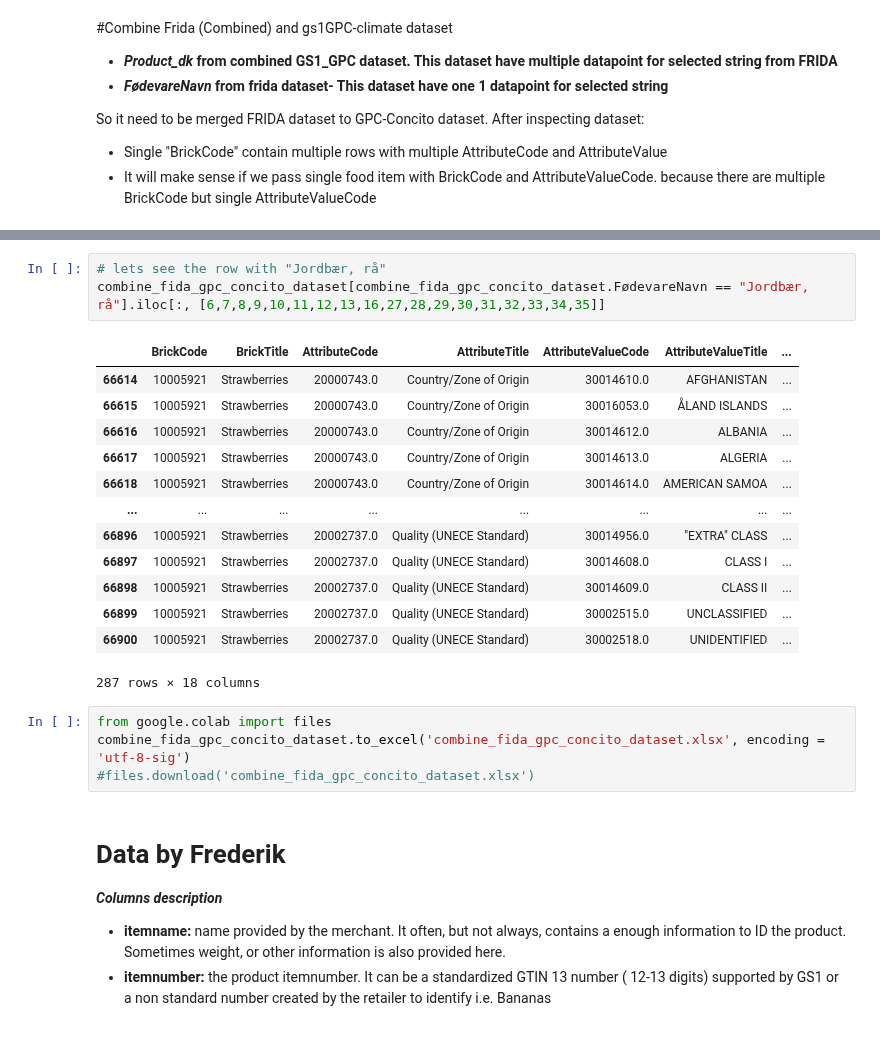
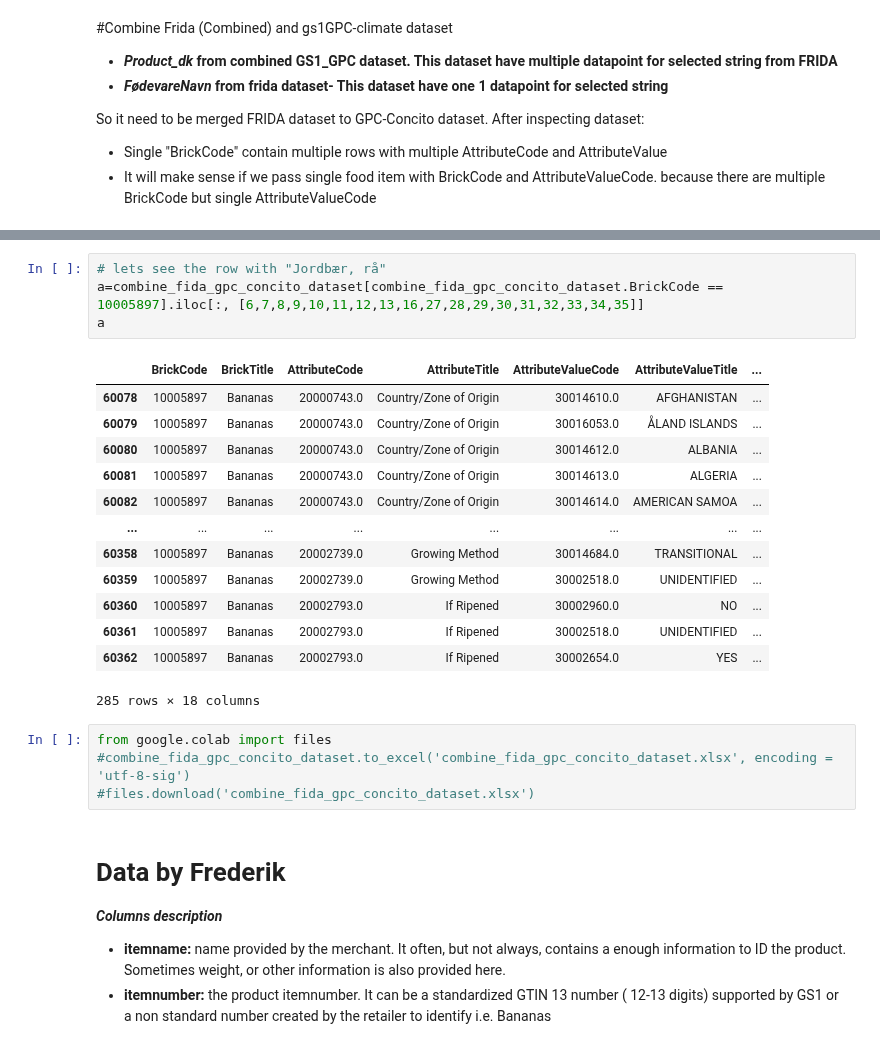
Before and after one commit to mrchapagain/ConsumerDataAnalytics, a Jupyter notebook: Data_Exploration.ipynb, the cells around one changed output, grey strips where cells are left out. Saved outputs shown, nothing was run; the diff lists cells and outputs as text.

```diff
--- a/Data_Exploration.ipynb
+++ b/Data_Exploration.ipynb
@@ -244,24 +224,25 @@ combine_fida_gpc_concito_dataset.head(2).append(combine_fida_gpc_concito_dataset
 | 227357 | 10008050 | Specialty Vehicles | NaN | NaN | NaN | NaN | ... |
 # %%
 # lets see the row with "Jordbær, rå"
-combine_fida_gpc_concito_dataset[combine_fida_gpc_concito_dataset.FødevareNavn == "Jordbær, rå"].iloc[:, [6,7,8,9,10,11,12,13,16,27,28,29,30,31,32,33,34,35]]
+a=combine_fida_gpc_concito_dataset[combine_fida_gpc_concito_dataset.BrickCode == 10005897].iloc[:, [6,7,8,9,10,11,12,13,16,27,28,29,30,31,32,33,34,35]]
+a
 # %% [output]
 |  | BrickCode | BrickTitle | AttributeCode | AttributeTitle | AttributeValueCode | AttributeValueTitle | ... |
-| 66614 | 10005921 | Strawberries | 20000743.0 | Country/Zone of Origin | 30014610.0 | AFGHANISTAN | ... |
-| 66615 | 10005921 | Strawberries | 20000743.0 | Country/Zone of Origin | 30016053.0 | ÅLAND ISLANDS | ... |
-| 66616 | 10005921 | Strawberries | 20000743.0 | Country/Zone of Origin | 30014612.0 | ALBANIA | ... |
-| 66617 | 10005921 | Strawberries | 20000743.0 | Country/Zone of Origin | 30014613.0 | ALGERIA | ... |
-| 66618 | 10005921 | Strawberries | 20000743.0 | Country/Zone of Origin | 30014614.0 | AMERICAN SAMOA | ... |
+| 60078 | 10005897 | Bananas | 20000743.0 | Country/Zone of Origin | 30014610.0 | AFGHANISTAN | ... |
+| 60079 | 10005897 | Bananas | 20000743.0 | Country/Zone of Origin | 30016053.0 | ÅLAND ISLANDS | ... |
+| 60080 | 10005897 | Bananas | 20000743.0 | Country/Zone of Origin | 30014612.0 | ALBANIA | ... |
+| 60081 | 10005897 | Bananas | 20000743.0 | Country/Zone of Origin | 30014613.0 | ALGERIA | ... |
+| 60082 | 10005897 | Bananas | 20000743.0 | Country/Zone of Origin | 30014614.0 | AMERICAN SAMOA | ... |
 | ... | ... | ... | ... | ... | ... | ... | ... |
-| 66896 | 10005921 | Strawberries | 20002737.0 | Quality (UNECE Standard) | 30014956.0 | "EXTRA" CLASS | ... |
-| 66897 | 10005921 | Strawberries | 20002737.0 | Quality (UNECE Standard) | 30014608.0 | CLASS I | ... |
-| 66898 | 10005921 | Strawberries | 20002737.0 | Quality (UNECE Standard) | 30014609.0 | CLASS II | ... |
-| 66899 | 10005921 | Strawberries | 20002737.0 | Quality (UNECE Standard) | 30002515.0 | UNCLASSIFIED | ... |
-| 66900 | 10005921 | Strawberries | 20002737.0 | Quality (UNECE Standard) | 30002518.0 | UNIDENTIFIED | ... |
+| 60358 | 10005897 | Bananas | 20002739.0 | Growing Method | 30014684.0 | TRANSITIONAL | ... |
+| 60359 | 10005897 | Bananas | 20002739.0 | Growing Method | 30002518.0 | UNIDENTIFIED | ... |
+| 60360 | 10005897 | Bananas | 20002793.0 | If Ripened | 30002960.0 | NO | ... |
+| 60361 | 10005897 | Bananas | 20002793.0 | If Ripened | 30002518.0 | UNIDENTIFIED | ... |
+| 60362 | 10005897 | Bananas | 20002793.0 | If Ripened | 30002654.0 | YES | ... |
-287 rows × 18 columns
+285 rows × 18 columns
 # %%
 from google.colab import files
-combine_fida_gpc_concito_dataset.to_excel('combine_fida_gpc_concito_dataset.xlsx', encoding = 'utf-8-sig')
+#combine_fida_gpc_concito_dataset.to_excel('combine_fida_gpc_concito_dataset.xlsx', encoding = 'utf-8-sig')
 #files.download('combine_fida_gpc_concito_dataset.xlsx')
 # %% [markdown]
 # Data by Frederik
```
Also changed, not shown: parts of 11 cells of this notebook.
